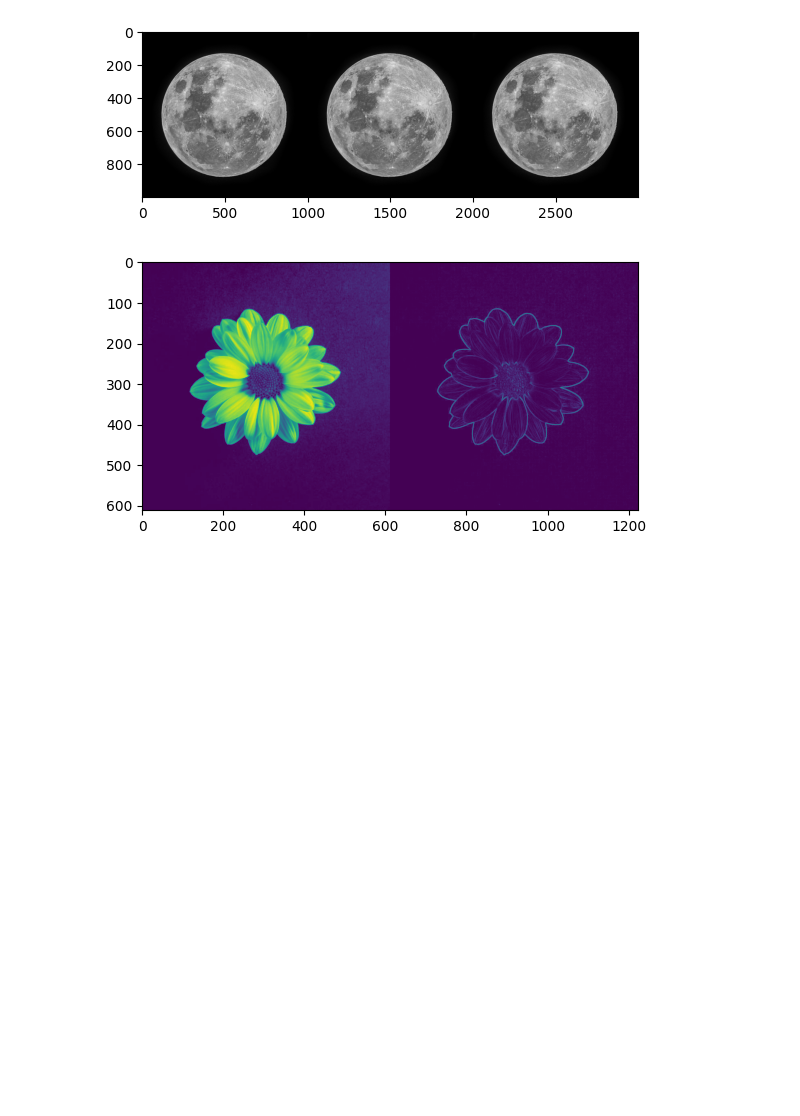
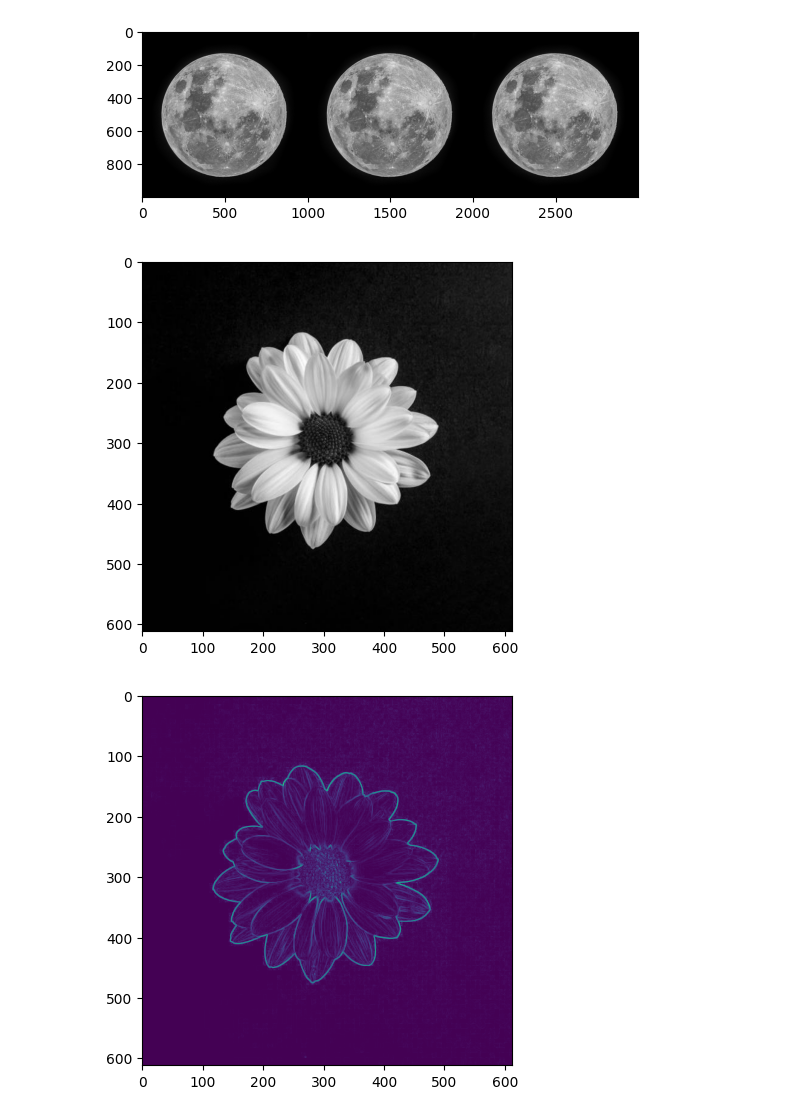
Before and after one commit to furkancemalcaliskan/opencv_image_processing, a Jupyter notebook: week_6:midterm_assignment/midterm_assignment.ipynb, the cells around one changed output. Drawn from its saved outputs; the diff is of its cells as text; code cells hidden in the pictures; blank space fills up the shorter version.

Commit message:
Updated image colors

```diff
--- a/week_6:midterm_assignment/midterm_assignment.ipynb
+++ b/week_6:midterm_assignment/midterm_assignment.ipynb
@@ -160,27 +160,29 @@ plt.show()
 # %%
 #Sobel - Prewitt - Robert cross filtreleme
 import cv2
 import numpy as np
 from scipy import ndimage
 
 roberts_cross_v = np.array( [[1, 0 ],
                              [0,-1 ]] )
 
 roberts_cross_h = np.array( [[ 0, 1 ],
                              [ -1, 0 ]] )
 image = cv2.imread('test.jpg',0)
 img = cv2.imread('test.jpg',0).astype('float64')
 img/=255.0
 vertical = ndimage.convolve( img, roberts_cross_v )
 horizontal = ndimage.convolve( img, roberts_cross_h )
 
 edged_img = np.sqrt( np.square(horizontal) + np.square(vertical))
 edged_img*=255
-res = np.hstack((image,edged_img))
-plt.imshow(res)
+plt.imshow(cv2.cvtColor(image, cv2.COLOR_BGR2RGB))
 plt.show()
+plt.imshow(edged_img)
+plt.show()
 # %% [output]
-[figure, old version]
+[figure, new version]
+[figure, added]
 # %%
 #Tuz biber goruntu olusturma ve histogram cikarma
 import random
```
Also changed, not shown: parts of 5 cells of this notebook, 4 other files.
